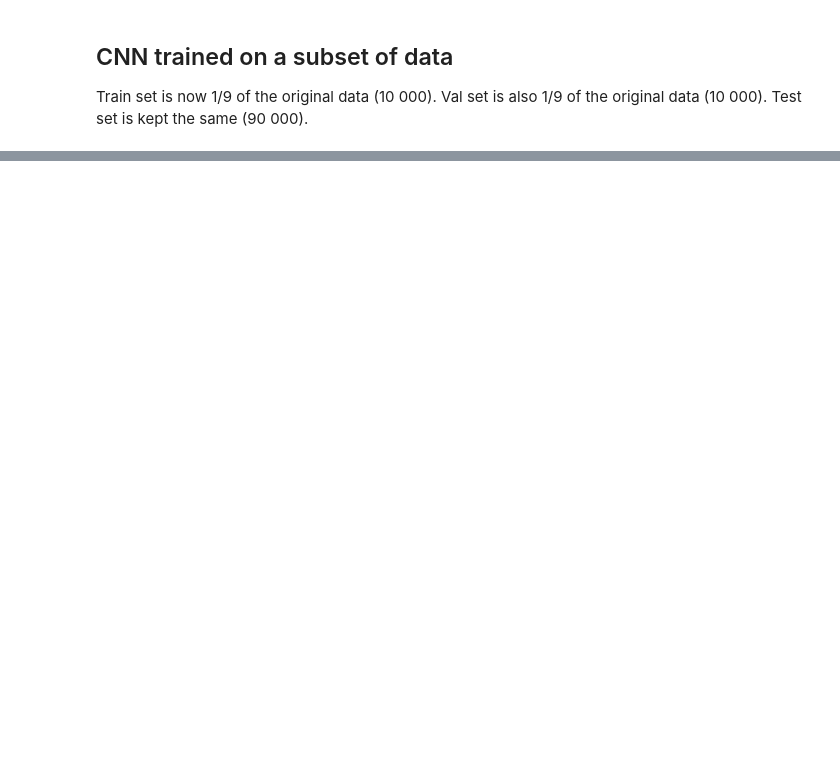
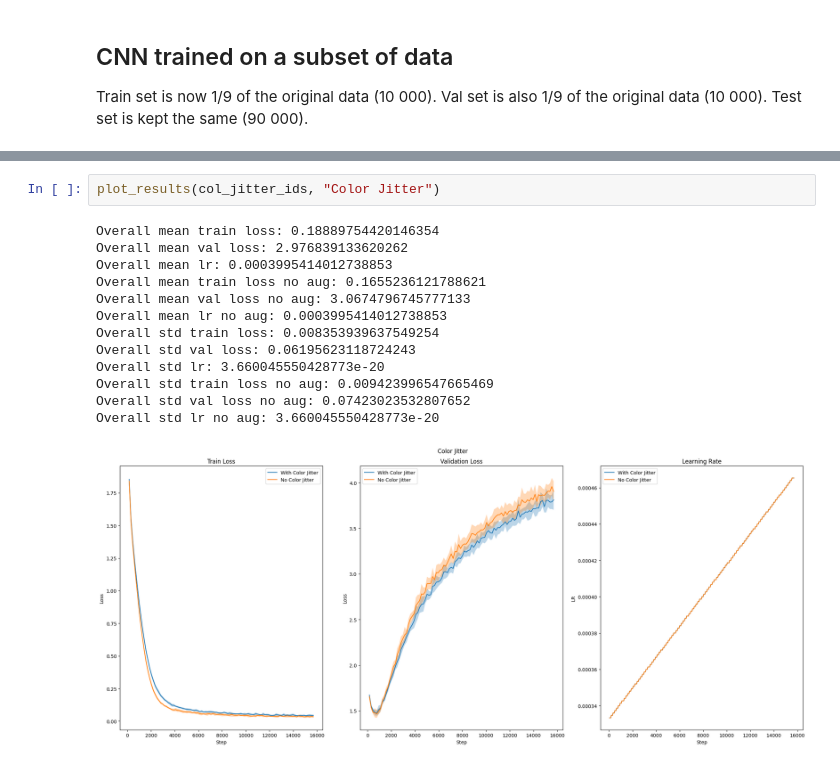
Before and after one commit to dxzielinski/dl-cnn, a Jupyter notebook: model/subset_cnn.ipynb, the cells around one changed output, grey strips where cells are left out. Cells and saved outputs as stored; diff of their text form; blank space fills up the shorter version.

```diff
--- a/model/subset_cnn.ipynb
+++ b/model/subset_cnn.ipynb
@@ -84,0 +349,16 @@ augment_params = {
+# %%
+plot_results(col_jitter_ids, "Color Jitter")
+# %% [output]
+Overall mean train loss: 0.18889754420146354
+Overall mean val loss: 2.976839133620262
+Overall mean lr: 0.0003995414012738853
+Overall mean train loss no aug: 0.1655236121788621
+Overall mean val loss no aug: 3.0674796745777133
+Overall mean lr no aug: 0.0003995414012738853
+Overall std train loss: 0.008353939637549254
+Overall std val loss: 0.06195623118724243
+Overall std lr: 3.660045550428773e-20
+Overall std train loss no aug: 0.009423996547665469
+Overall std val loss no aug: 0.07423023532807652
+Overall std lr no aug: 3.660045550428773e-20
+[figure, added]
```
Also changed, not shown: parts of 26 cells of this notebook.
